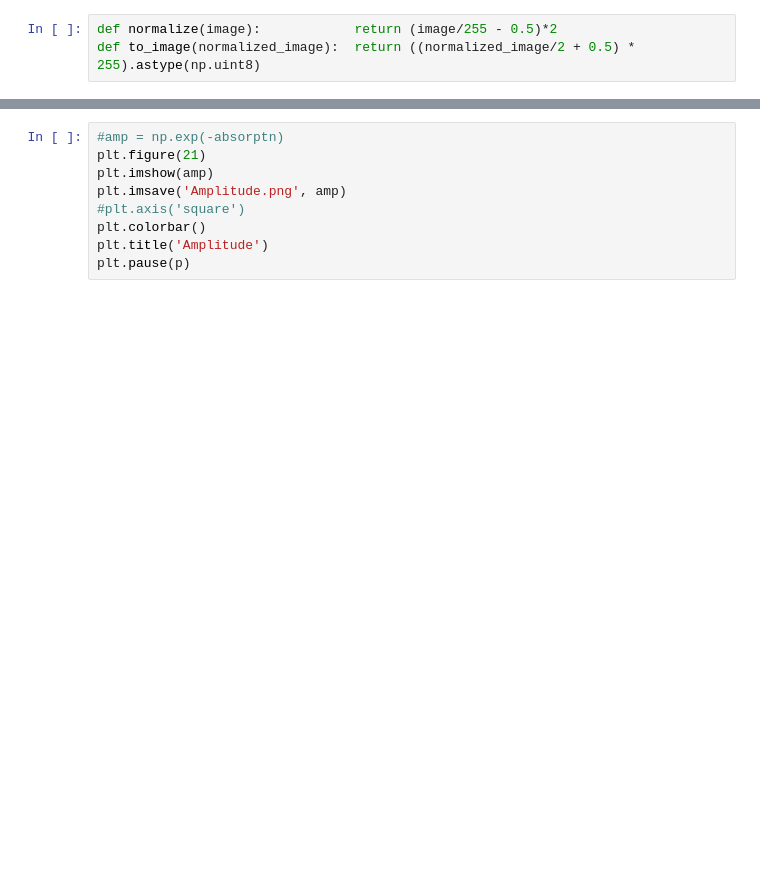
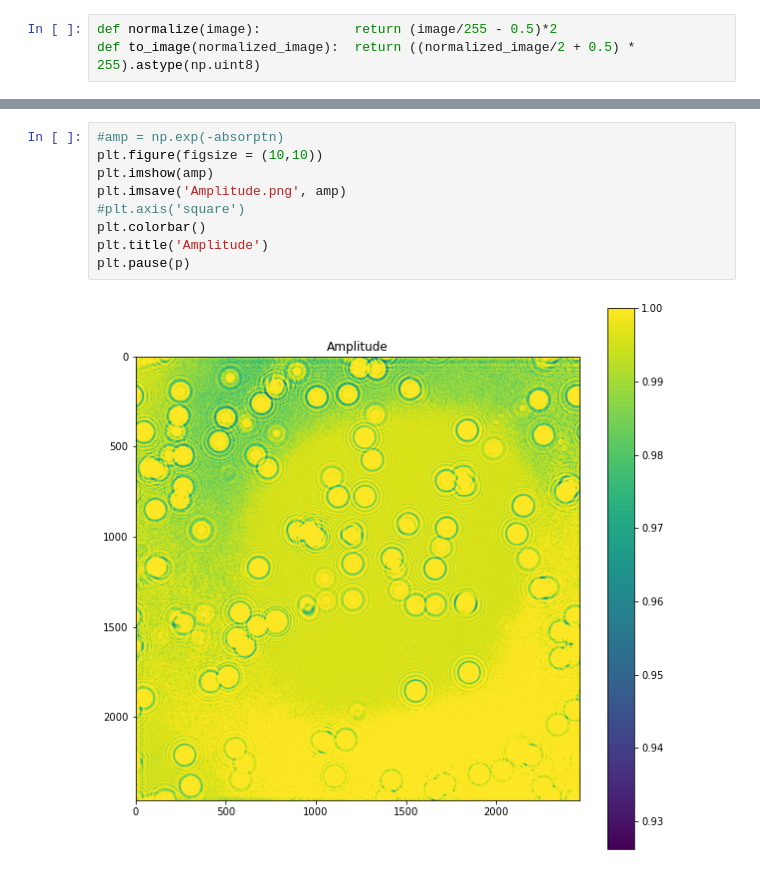
Before and after one commit to Dave-tB/MIDHM, a Jupyter notebook: Hologram_Reconstruct_From_Matlab.ipynb, the cells around one changed output, grey strips where cells are left out. Cells and saved outputs as stored; diff of their text form; blank space fills up the shorter version.

```diff
--- a/Hologram_Reconstruct_From_Matlab.ipynb
+++ b/Hologram_Reconstruct_From_Matlab.ipynb
@@ -259,10 +129,12 @@ np.min(imgH)
 # %%
 #amp = np.exp(-absorptn)
-plt.figure(21)
+plt.figure(figsize = (10,10))
 plt.imshow(amp)
 plt.imsave('Amplitude.png', amp)
 #plt.axis('square')
 plt.colorbar()
 plt.title('Amplitude')
 plt.pause(p)
+# %% [output]
+[figure, added]
 # %%
```
Also changed, not shown: parts of 15 cells of this notebook, 3 other files.
